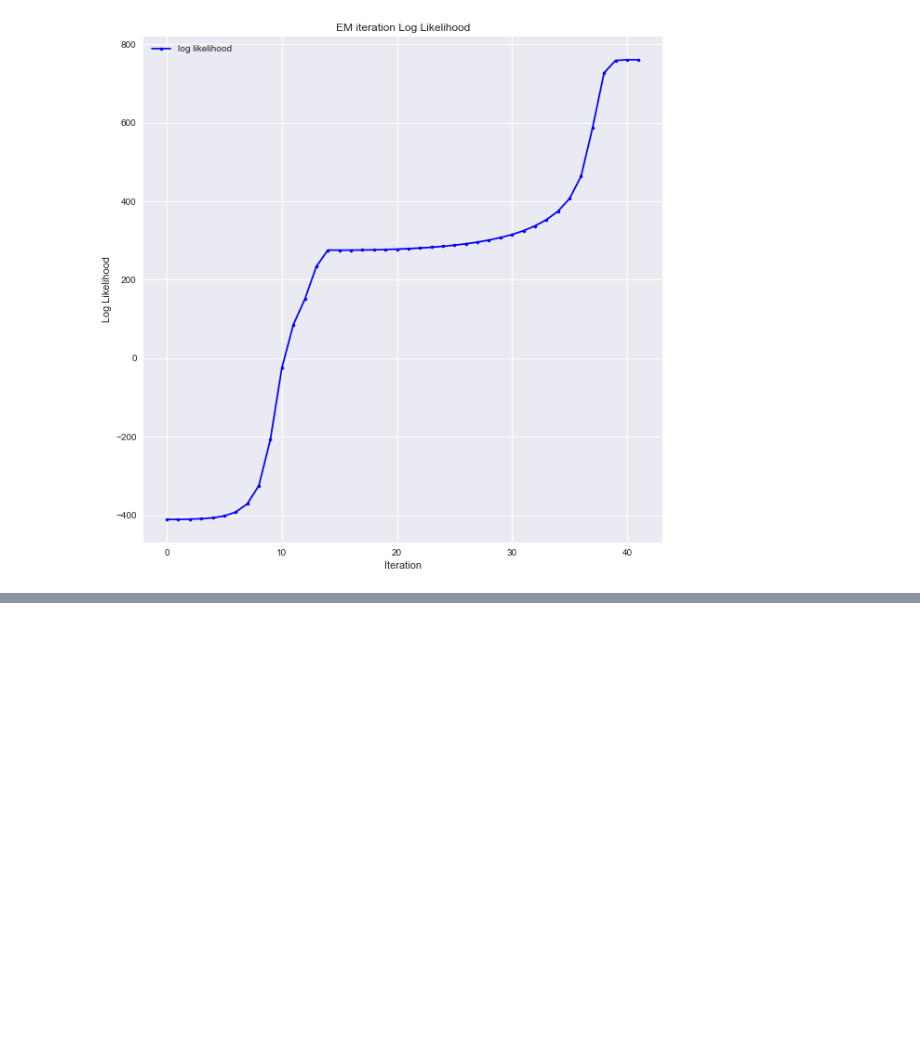
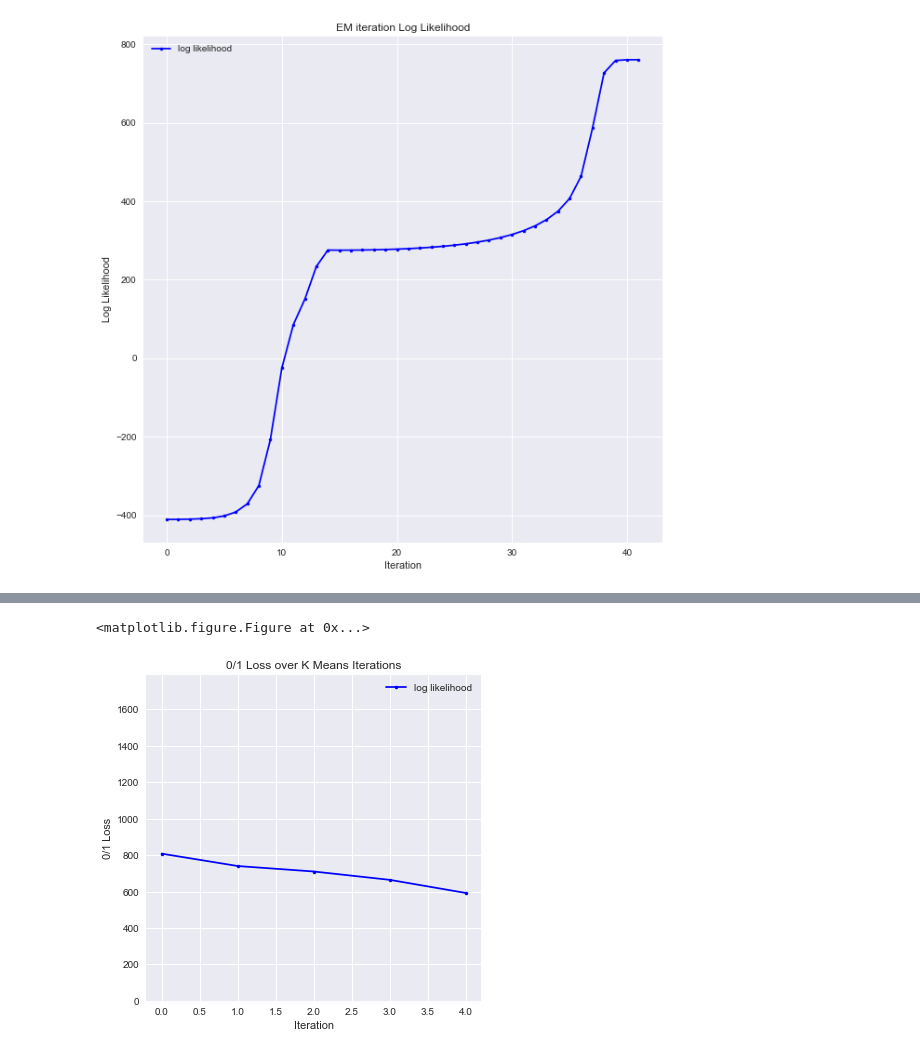
Before and after one commit to waltercai/MLforBigData, a Jupyter notebook: hw2/plotter.ipynb, the cells around one changed output, grey strips where cells are left out. Cells and saved outputs as stored; diff of their text form; code cells hidden in the pictures; blank space fills up the shorter version.

```diff
--- a/hw2/plotter.ipynb
+++ b/hw2/plotter.ipynb
@@ -370,0 +371,15 @@ plt.show()
+# %%
+losses = [808, 740, 710, 664, 592]
+
+plt.clf()
+plt.figure(figsize=(6,6))
+plt.plot(range(len(losses)), losses, '.-', color = 'blue', label='log likelihood')
+plt.title("0/1 Loss over K Means Iterations")
+plt.xlabel('Iteration')
+plt.ylabel('0/1 Loss')
+plt.ylim(0,1791)
+plt.legend(loc = 'upper right')
+plt.show()
+# %% [output]
+<matplotlib.figure.Figure at 0x...>
+[figure, added]
```
Also changed, not shown: parts of 2 cells of this notebook, 7 other files.
